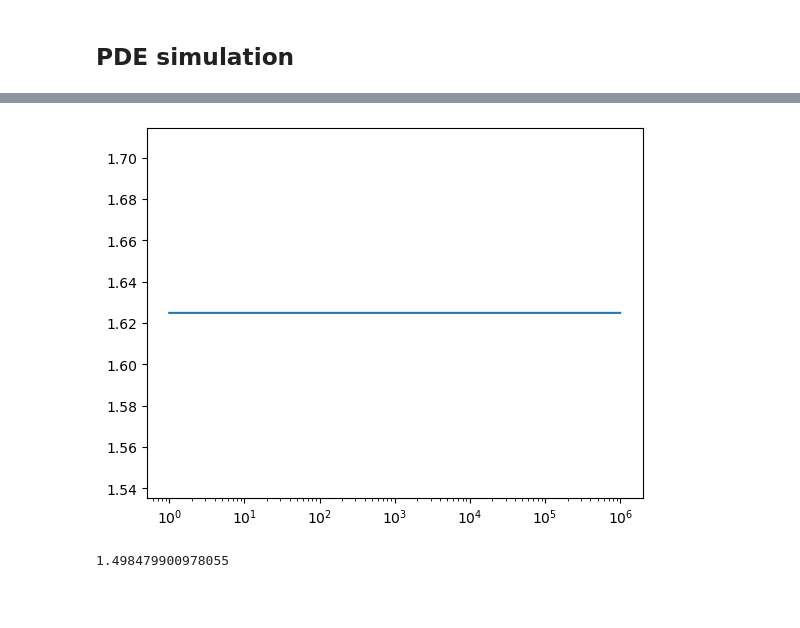
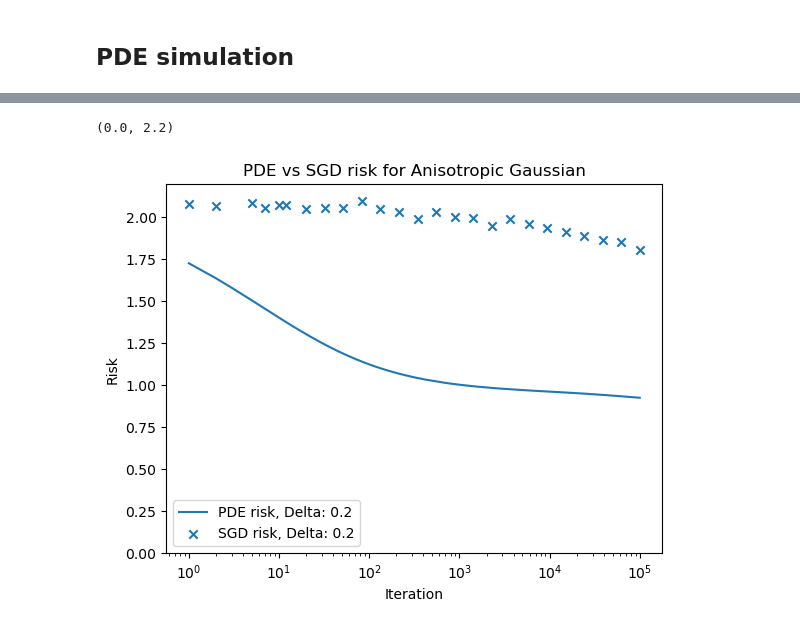
Before and after one commit to PantelisTass/Imperial-UROP-Project-SGD, a Jupyter notebook: SGD Anisotropic Gaussians.ipynb, the cells around one changed output, grey strips where cells are left out. Saved outputs shown, nothing was run; the diff lists cells and outputs as text; code cells hidden in the pictures; blank space fills up the shorter version.

```diff
--- a/SGD Anisotropic Gaussians.ipynb
+++ b/SGD Anisotropic Gaussians.ipynb
@@ -99,3 +97,3 @@ def stochastic_gradient_descent(d, s_0, Delta, N, epsilon = 1e-5, num_epochs = 1
 # %%
-weights, risk = stochastic_gradient_descent(32, 6, 0.6, 80, epsilon = 2e-4, num_epochs = 1000)
+weights, risk_SGD, a_SGD = stochastic_gradient_descent(320, 60, 0.2, 800, epsilon = (2e-4)**(4/3), num_epochs = int(1e3))
 # %% [output]
@@ -250,3 +232,3 @@ def pde_sim(d = 320, J=1, epsilon = 2e-4, Delta = 0.2, s_0 = 60):
 # %%
-risk = pde_sim(d = 320, J = 400, epsilon = 2e-4, Delta = 0.6, s_0 = 60)
+pde_risk, mean_a_pde = pde_sim(d = 320, J = 400, epsilon = 2e-4, Delta = 0.2, s_0 = 60)
 # %% [output]
@@ -270,26 +252,24 @@ risk = pde_sim(d = 320, J = 400, epsilon = 2e-4, Delta = 0.6, s_0 = 60)
 # %%
-epsilon = 2e-4
-Interval = 10**np.linspace(-10, np.log10(epsilon*1e7), int(1e4))
+epsilon = (2e-4)
+Interval = 10**np.linspace(-10, np.log10(epsilon*1e7), int(1e5))
 
-discretised_pde_1 = lambda k: risk[np.abs(Interval - epsilon**(4/4)*k).argmin()]
-disc_pde_loss_1 = np.vectorize(discretised_pde_1)
-iters = np.arange(1, int(1e6)+1)
+discretised_pde = lambda k: pde_risk[np.abs(Interval - epsilon**(4/3)*k).argmin()]
+pde_loss = np.vectorize(discretised_pde)
+
+a_pde = lambda k: mean_a_pde[np.abs(Interval - epsilon**(4/3)*k).argmin()]
+avg_a_pde = np.vectorize(a_pde)
+
+iters = np.arange(1, int(1e5+1))
-# %%
-plt.plot(iters, disc_pde_loss_1(iters))
-plt.xscale('log')
-# %% [output]
-[figure, removed]
-# %%
-J = 400
-d = 320
-s_0 = 60
-Delta = 0.6
-Z = np.random.multivariate_normal([0]*d, np.diag([(0.8)**2/d]*d), J).reshape(J, d)
-a = np.ones(J)
-b = np.ones(J)
-r1 = np.linalg.norm(Z[:,:s_0], axis = 1)
-r2 = np.linalg.norm(Z[:,s_0:], axis = 1)
-r = np.vstack((a,b,r1,r2)).reshape(J,4)
-R_inf(r, Delta)
-# %% [output]
-1.498479900978055
+# %%
+indices = [1,2,5,7,10]+[int(a) for a in 10**(np.linspace(1.1, 5, 20))]
+plt.plot(iters, pde_loss(iters),  label = 'PDE risk, Delta: 0.2')
+plt.scatter(np.array(indices), risk_SGD, marker = 'x', label = 'SGD risk, Delta: 0.2')
+plt.xscale('log')
+plt.xlabel('Iteration')
+plt.ylabel('Risk')
+plt.legend()
+plt.title('PDE vs SGD risk for Anisotropic Gaussian')
+plt.ylim([0,2.2])
+# %% [output]
+(0.0, 2.2)
+[figure, added]
```
Also changed, not shown: parts of 9 cells of this notebook, 5 other files.
